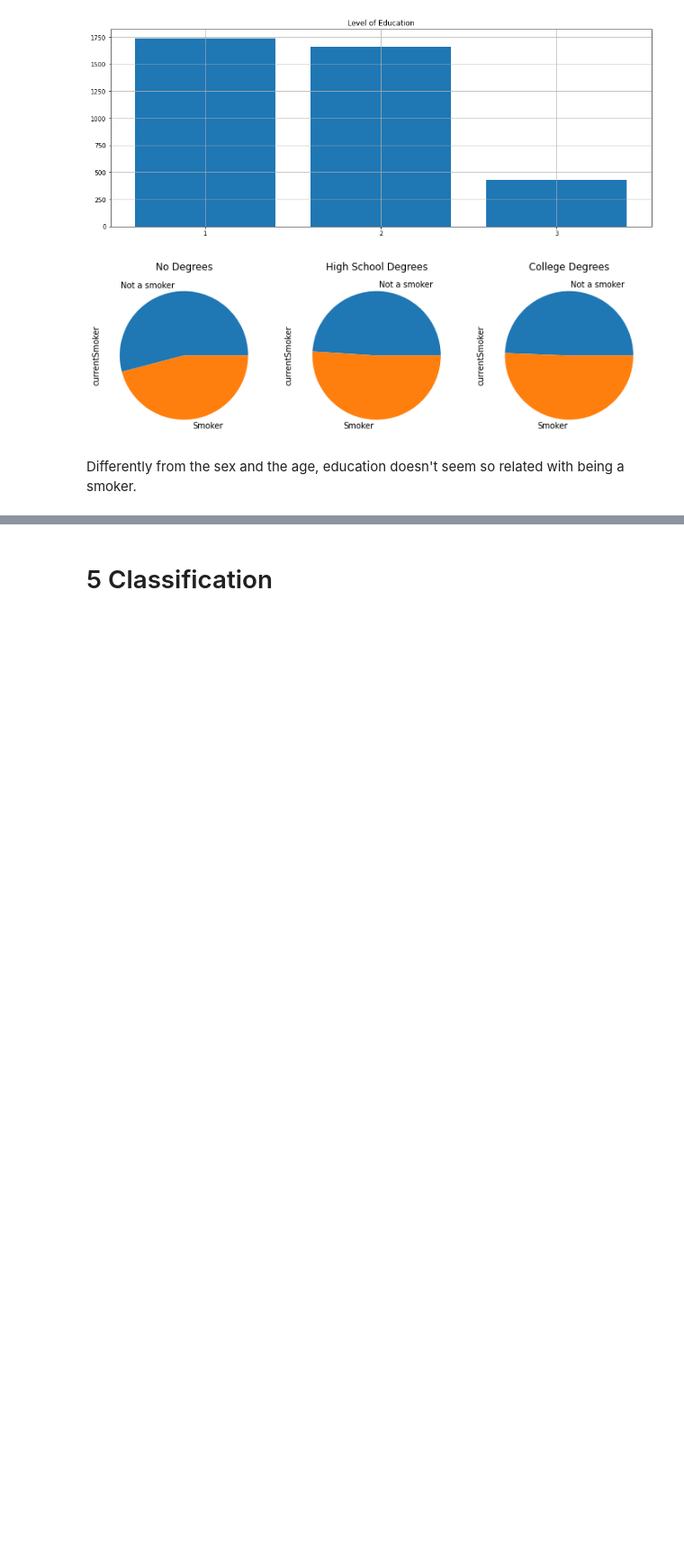
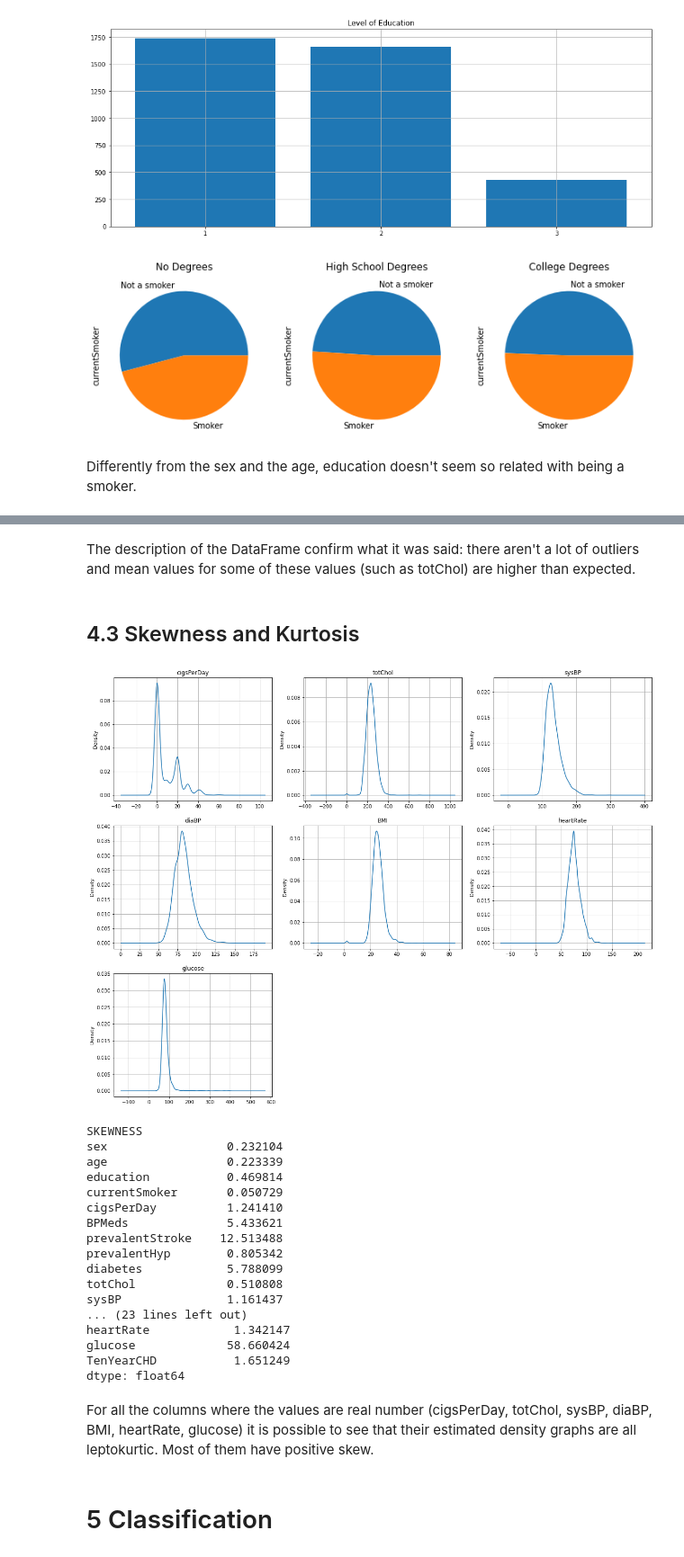
Before and after one commit to Mirkesx/cardiovascularity_study_dataset, a Jupyter notebook: project_notebook_marco_cavalli_1000024189.ipynb, the cells around one changed output, grey strips where cells are left out. Shown: that part at 90% size. Saved outputs shown, nothing was run; the diff lists cells and outputs as text; code cells hidden in the pictures; blank space fills up the shorter version.

```diff
--- a/project_notebook_marco_cavalli_1000024189.ipynb
+++ b/project_notebook_marco_cavalli_1000024189.ipynb
@@ -437,2 +504,45 @@ plt.show()
+# %% [markdown]
+<p>The description of the DataFrame confirm what it was said: there aren't a lot of outliers and mean values for some of these values (such as totChol) are higher than expected.</p>
+# %% [markdown]
+<h2>4.3 Skewness and Kurtosis</h2>
+# %%
+plt.figure(figsize=(20,16))
+
+columns = ['cigsPerDay', 'totChol', 'sysBP', 'diaBP', 'BMI', 'heartRate', 'glucose']
+j=1
+for i in columns:
+    plt.subplot(3,3,j)
+    j+=1
+    plt.title(i)
+    x=framingham[i]
+    x.plot.density()
+    plt.grid()
+plt.show()
+#indici di forma
+print("SKEWNESS")
+print(framingham.skew(),"\n\n\n")
+print("KURTOSIS")
+print(framingham.kurtosis())
+# %% [output]
+[figure, added]
+SKEWNESS
+sex                 0.232104
+age                 0.223339
+education           0.469814
+currentSmoker       0.050729
+cigsPerDay          1.241410
+BPMeds              5.433621
+prevalentStroke    12.513488
+prevalentHyp        0.805342
+diabetes            5.788099
+totChol             0.510808
+sysBP               1.161437
+... (23 lines left out)
+heartRate            1.342147
+glucose             58.660424
+TenYearCHD           1.651249
+dtype: float64
+# %% [markdown]
+<p>For all the columns where the values are real number (cigsPerDay, totChol, sysBP, diaBP, BMI, heartRate, glucose) it is possible to see that their estimated density graphs are all leptokurtic. Most of them have positive skew.</p>
 # %% [markdown]
 <h1>5 Classification</h1>
```
Also changed, not shown: parts of 9 cells of this notebook.
